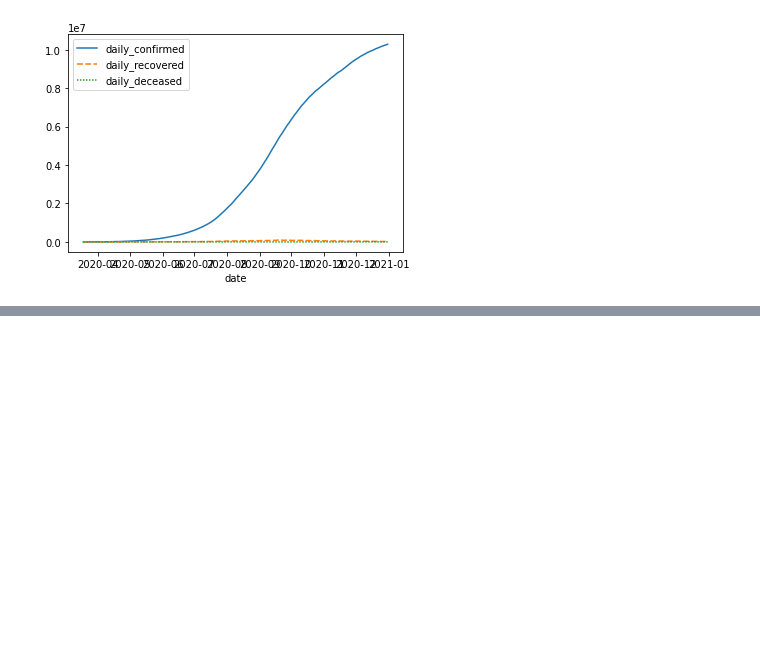
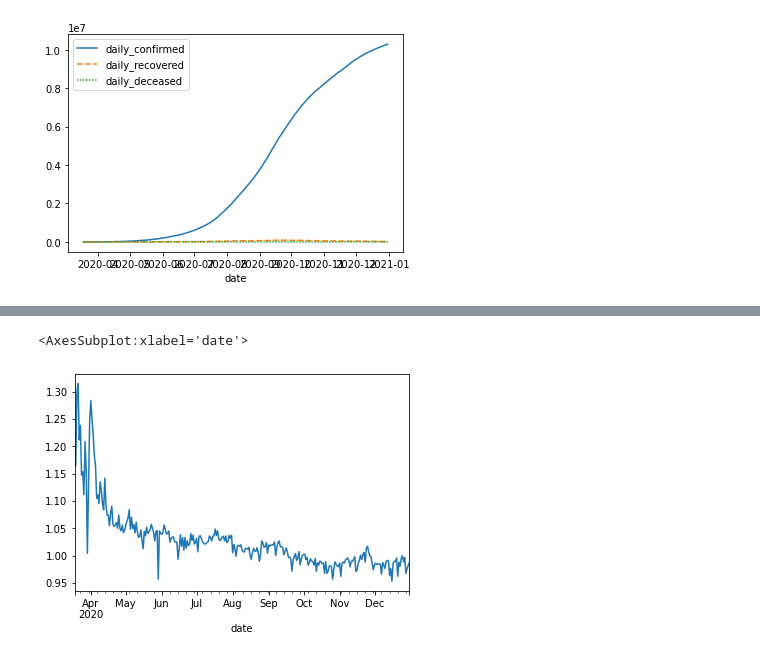
Before and after one commit to enumulak/EK_ML, a Jupyter notebook: Projects/Covid19_India/Notebooks/Covid_IndiaAnalysis_TestBed.ipynb, the cells around one changed output, grey strips where cells are left out. Drawn from its saved outputs; the diff is of its cells as text; code cells hidden in the pictures; blank space fills up the shorter version.

```diff
--- a/Projects/Covid19_India/Notebooks/Covid_IndiaAnalysis_TestBed.ipynb
+++ b/Projects/Covid19_India/Notebooks/Covid_IndiaAnalysis_TestBed.ipynb
@@ -795,0 +813,3 @@ sns.lineplot(data = daily_df)
+# %%
+copy1_df['growth_rate_active'] = copy1_df['active'] / copy1_df['active'].shift(1)
+copy1_df['growth_rate_active']
@@ -795,0 +830,5 @@ sns.lineplot(data = daily_df)
+# %%
+copy1_df['growth_rate_active'].plot()
+# %% [output]
+<AxesSubplot:xlabel='date'>
+[figure, added]
```
Also changed, not shown: parts of 5 cells of this notebook.
